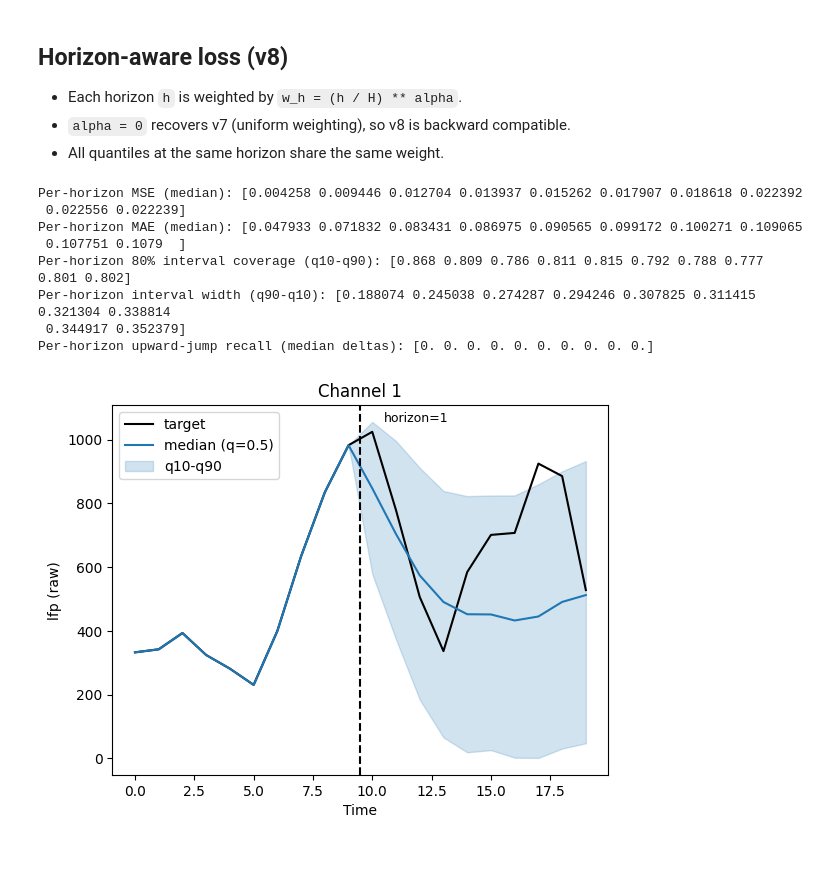
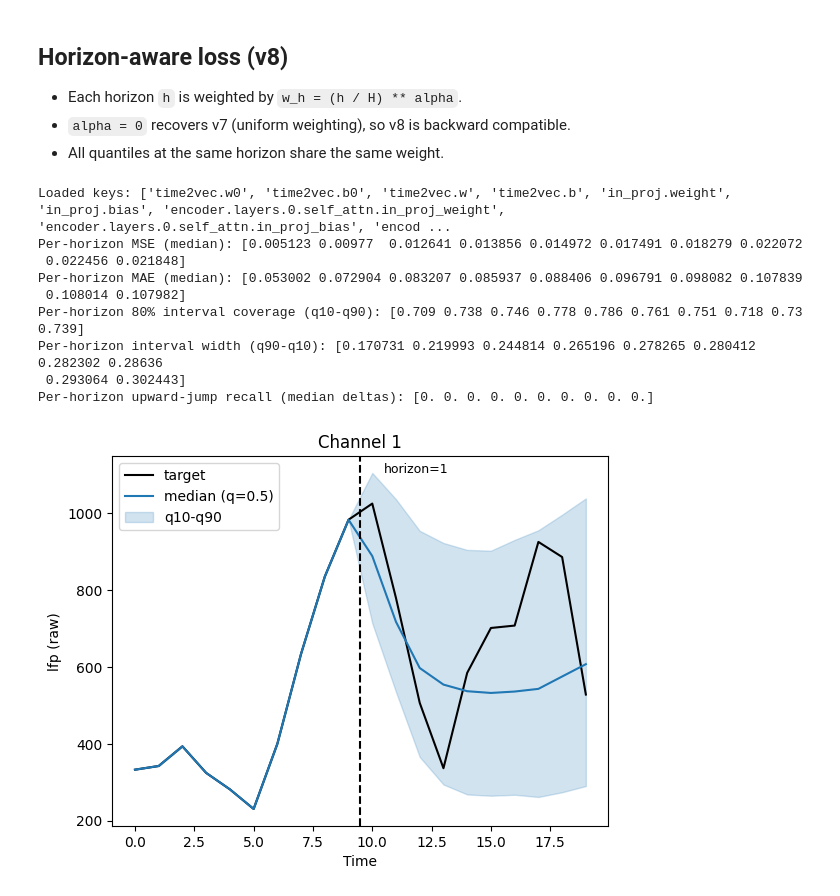
Before and after one commit to chengruchou/NSF-HDR-Scientific-Modeling-out-of-distribution-Challenges, a Jupyter notebook: Neural_Forecasting/Neural_Signal_Forecasting_beignet_v9.ipynb, the cells around one changed output. Drawn from its saved outputs; the diff is of its cells as text; code cells hidden in the pictures; blank space fills up the shorter version.

```diff
--- a/Neural_Forecasting/Neural_Signal_Forecasting_beignet_v9.ipynb
+++ b/Neural_Forecasting/Neural_Signal_Forecasting_beignet_v9.ipynb
@@ -285,8 +288,16 @@ DEVICE = torch.device("cuda")
 # --- Load BEST model ---
 quantiles = [0.1, 0.5, 0.9]
 base_model_test = NFSTNDTModelV9(input_size=train_data.shape[-1], hidden_size=hidden_size, n_heads=n_heads, n_layers=n_layers, dropout=dropout, num_features=train_data.shape[-1], quantiles=quantiles).to(DEVICE)
+# model_test = V9QuantileWrapper(base_model_test, quantiles).to(DEVICE)
+# model_test.load_state_dict(torch.load(f'./model_{dataset_name}_v9.pth', map_location="cpu"))
+state = torch.load(f'./model_{dataset_name}_v9.pth', map_location="cpu")
+print("Loaded keys:", list(state.keys())[:20])
+assert not any(k.startswith("base_model.") for k in state.keys())
+assert not any(k.startswith("head.") for k in state.keys())
+
+base_model_test.load_state_dict(state, strict=True)
 model_test = V9QuantileWrapper(base_model_test, quantiles).to(DEVICE)
-model_test.load_state_dict(torch.load(f'./model_{dataset_name}_v9.pth', map_location="cpu"))
+
 model_test.eval()
 # --- De-normalization helpers (feature 0 only) ---
 stats = np.load(f'train_data_average_std_{dataset_name}.npz')
@@ -421,38 +432,39 @@ def plot_channel_quantiles(model, data_loader, channel_idx=1, device=torch.devic
     plt.show()
 
 
 plot_channel_quantiles(model_test, test_data_loader, channel_idx=1)
 
 # --- Optional calibration diagnostics ---
 
 def plot_interval_width(width_h):
     plt.figure()
     plt.plot(np.arange(1, len(width_h) + 1), width_h, marker='o')
     plt.title("Interval Width vs Horizon")
     plt.xlabel("Horizon index (h)")
     plt.ylabel("Mean width (q90-q10)")
     plt.show()
 
 
 def plot_coverage(cov_h):
     plt.figure()
     plt.plot(np.arange(1, len(cov_h) + 1), cov_h, marker='o')
     plt.title("Coverage vs Horizon")
     plt.xlabel("Horizon index (h)")
     plt.ylabel("Empirical coverage")
     plt.ylim(0, 1)
     plt.show()
 
 # Uncomment to visualize calibration across horizons
 # plot_interval_width(width_h)
 # plot_coverage(cov_h)
 # %% [output]
-Per-horizon MSE (median): [0.004258 0.009446 0.012704 0.013937 0.015262 0.017907 0.018618 0.022392
- 0.022556 0.022239]
-Per-horizon MAE (median): [0.047933 0.071832 0.083431 0.086975 0.090565 0.099172 0.100271 0.109065
- 0.107751 0.1079  ]
-Per-horizon 80% interval coverage (q10-q90): [0.868 0.809 0.786 0.811 0.815 0.792 0.788 0.777 0.801 0.802]
-Per-horizon interval width (q90-q10): [0.188074 0.245038 0.274287 0.294246 0.307825 0.311415 0.321304 0.338814
- 0.344917 0.352379]
+Loaded keys: ['time2vec.w0', 'time2vec.b0', 'time2vec.w', 'time2vec.b', 'in_proj.weight', 'in_proj.bias', 'encoder.layers.0.self_attn.in_proj_weight', 'encoder.layers.0.self_attn.in_proj_bias', 'encod ...
+Per-horizon MSE (median): [0.005123 0.00977  0.012641 0.013856 0.014972 0.017491 0.018279 0.022072
+ 0.022456 0.021848]
+Per-horizon MAE (median): [0.053002 0.072904 0.083207 0.085937 0.088406 0.096791 0.098082 0.107839
+ 0.108014 0.107982]
+Per-horizon 80% interval coverage (q10-q90): [0.709 0.738 0.746 0.778 0.786 0.761 0.751 0.718 0.73  0.739]
+Per-horizon interval width (q90-q10): [0.170731 0.219993 0.244814 0.265196 0.278265 0.280412 0.282302 0.28636
+ 0.293064 0.302443]
 Per-horizon upward-jump recall (median deltas): [0. 0. 0. 0. 0. 0. 0. 0. 0. 0.]
-[figure, old version]
+[figure, new version]
```
Also changed, not shown: parts of 2 cells of this notebook, 5 other files.
